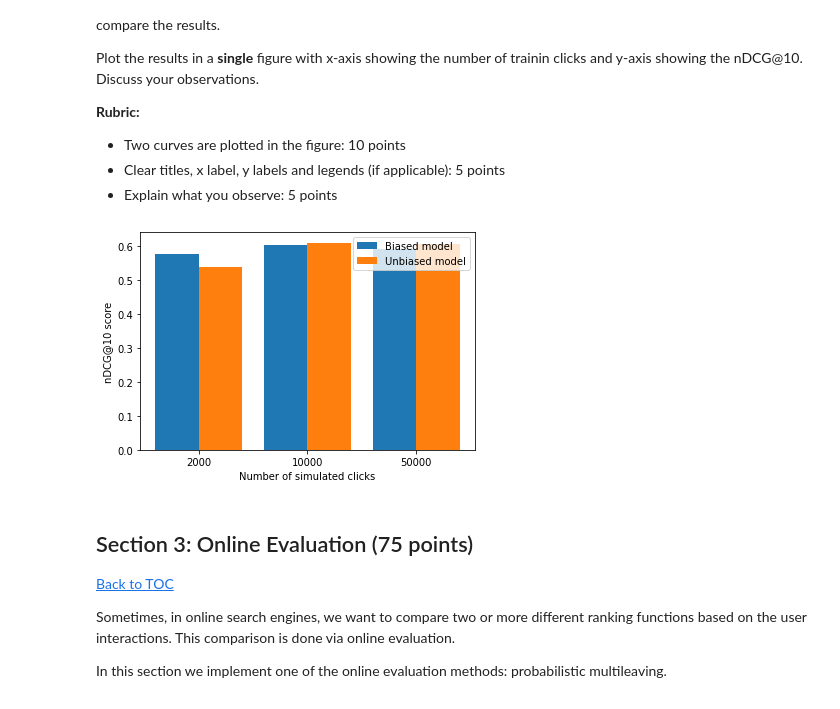
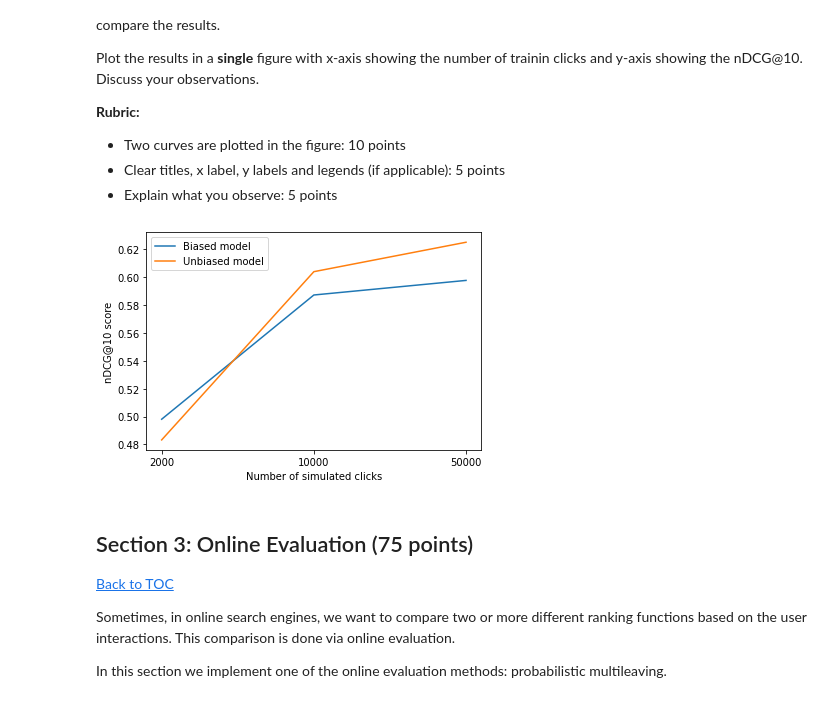
Before and after one commit to ccfelius/InformationRetrieval, a Jupyter notebook: hw2/hw2_matyas.ipynb, the cells around one changed output. Saved outputs shown, nothing was run; the diff lists cells and outputs as text; code cells hidden in the pictures.

```diff
--- a/hw2/hw2_matyas.ipynb
+++ b/hw2/hw2_matyas.ipynb
@@ -1694,6 +1661,8 @@ Discuss your observations.
 - Explain what you observe: 5 points
 # %%
 # YOUR CODE HERE
+seed(42)
+
 # Clicks
 train_clicks_2k  = simulate_clicks(data,'train', click_count = 2000)
 train_clicks_10k = simulate_clicks(data,'train', click_count = 10000)
@@ -1707,38 +1676,37 @@ train_online(biased_net_10k, train_clicks_10k, online_loss_biased, params)
 biased_net_50k = NeuralModule(1)
 train_online(biased_net_50k, train_clicks_50k, online_loss_biased, params)
 
 # Unbiased models
 unbiased_net_2k = NeuralModule(1)
 train_online(unbiased_net_2k, train_clicks_2k, online_loss_unbiased, params)
 unbiased_net_10k = NeuralModule(1)
 train_online(unbiased_net_10k, train_clicks_10k, online_loss_unbiased, params)
 unbiased_net_50k = NeuralModule(1)
 train_online(unbiased_net_50k, train_clicks_50k, online_loss_unbiased, params)
 
 # Scores
 biased_2k_score  = evaluate_model(biased_net_2k, 'test')['ndcg@10'][0]
 biased_10k_score = evaluate_model(biased_net_10k, 'test')['ndcg@10'][0]
 biased_50k_score = evaluate_model(biased_net_50k, 'test')['ndcg@10'][0]
 
 unbiased_2k_score  = evaluate_model(unbiased_net_2k, 'test')['ndcg@10'][0]
 unbiased_10k_score = evaluate_model(unbiased_net_10k, 'test')['ndcg@10'][0]
 unbiased_50k_score = evaluate_model(unbiased_net_50k, 'test')['ndcg@10'][0]
 
 biased_scores = [biased_2k_score, biased_10k_score, biased_50k_score]
 unbiased_scores = [unbiased_2k_score, unbiased_10k_score, unbiased_50k_score]
 
 # Plotting
-ticks = np.array([1, 2, 3])
-width = 0.2
-plt.bar(ticks-width, biased_scores, width=2*width, label='Biased model')
-plt.bar(ticks+width, unbiased_scores, width=2*width, label='Unbiased model')
+ticks = np.array([0, 1, 2])
+plt.plot(biased_scores, label='Biased model')
+plt.plot(unbiased_scores, label='Unbiased model')
 plt.xticks(ticks, labels=['2000', '10000', '50000'])
 plt.xlabel('Number of simulated clicks')
 plt.ylabel('nDCG@10 score')
 plt.legend()
 plt.show()
 # %% [output]
-[figure, old version]
+[figure, new version]
 # %% [markdown]
 ## Section 3: Online Evaluation (75 points) <a class="anchor" id="on_eval"></a>
 
```
Also changed, not shown: parts of 18 cells of this notebook.
